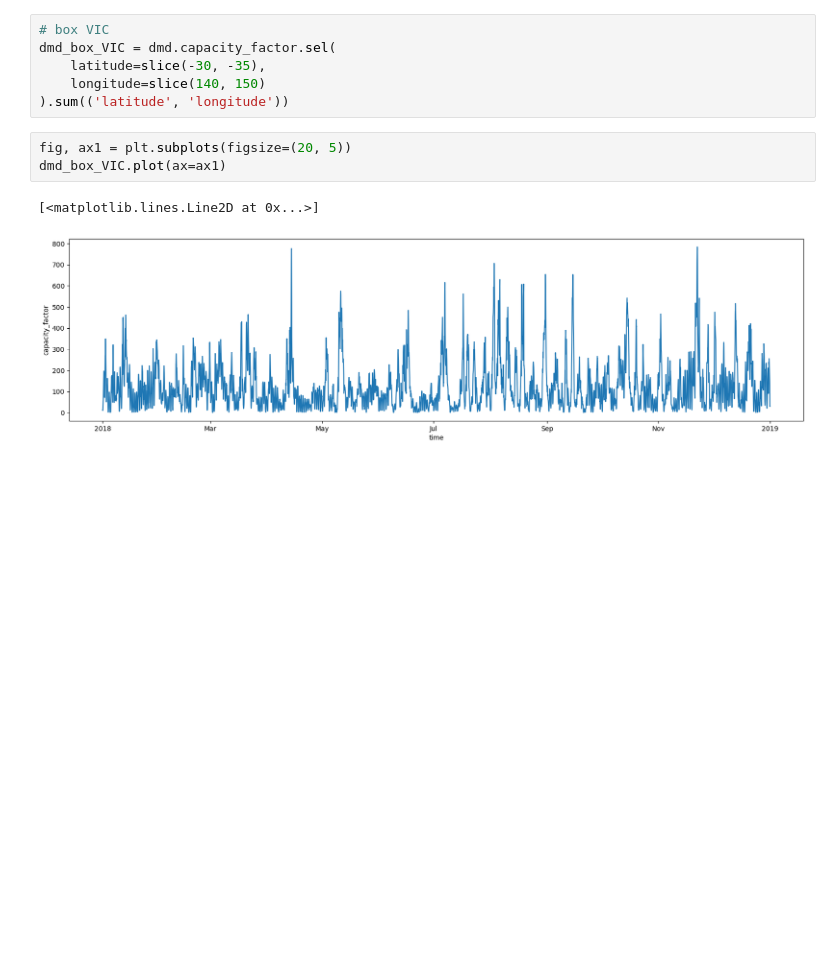
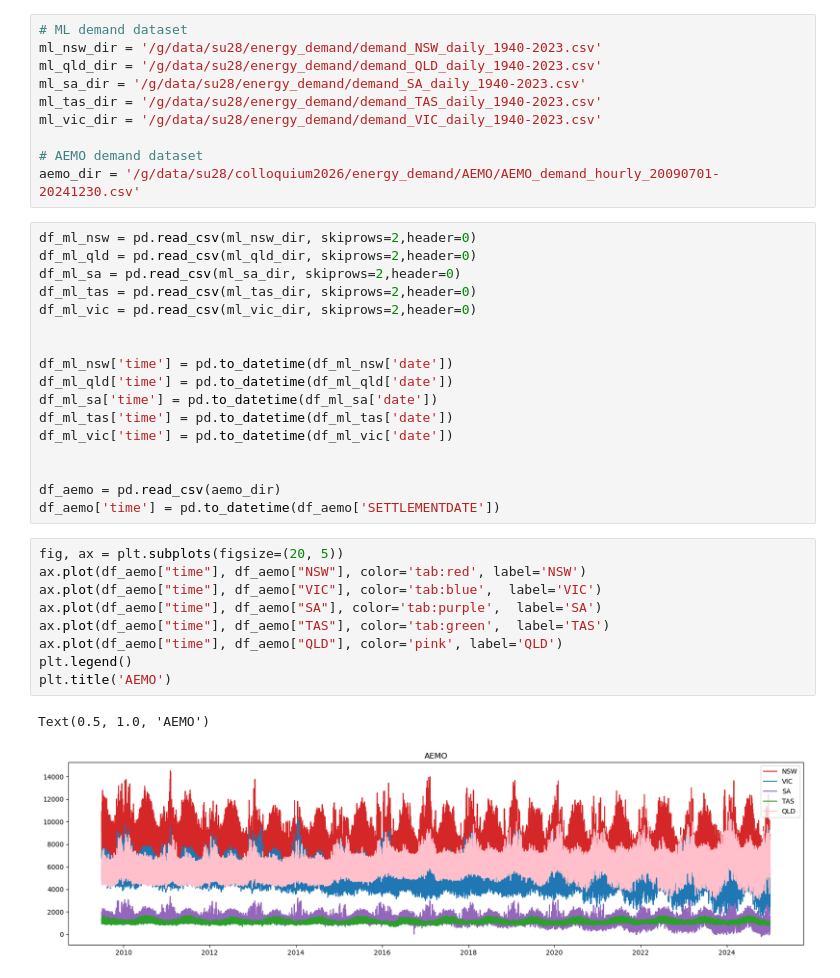
Before and after one commit to 21centuryweather/GC26_energy_synoptics, a Jupyter notebook: dev/demand/demand_example/demand_data.ipynb, the cells around one changed output. Drawn from its saved outputs; the diff is of its cells as text; blank space fills up the shorter version.

Commit message:
update demand data notebook

```diff
--- a/dev/demand/demand_example/demand_data.ipynb
+++ b/dev/demand/demand_example/demand_data.ipynb
@@ -91,12 +7,39 @@ Text(0.5, 1.0, 'Demand $0.5\\times0.5^{\\circ}$')
-# %%
-# box VIC
-dmd_box_VIC = dmd.capacity_factor.sel(
-    latitude=slice(-30, -35),
-    longitude=slice(140, 150)
-).sum(('latitude', 'longitude'))
-# %%
-fig, ax1 = plt.subplots(figsize=(20, 5))
-dmd_box_VIC.plot(ax=ax1)
-# %% [output]
-[<matplotlib.lines.Line2D at 0x...>]
-[figure, removed]
+# %%
+# ML demand dataset
+ml_nsw_dir = '/g/data/su28/energy_demand/demand_NSW_daily_1940-2023.csv'
+ml_qld_dir = '/g/data/su28/energy_demand/demand_QLD_daily_1940-2023.csv'
+ml_sa_dir = '/g/data/su28/energy_demand/demand_SA_daily_1940-2023.csv'
+ml_tas_dir = '/g/data/su28/energy_demand/demand_TAS_daily_1940-2023.csv'
+ml_vic_dir = '/g/data/su28/energy_demand/demand_VIC_daily_1940-2023.csv'
+
+# AEMO demand dataset
+aemo_dir = '/g/data/su28/colloquium2026/energy_demand/AEMO/AEMO_demand_hourly_20090701-20241230.csv'
+# %%
+df_ml_nsw = pd.read_csv(ml_nsw_dir, skiprows=2,header=0)
+df_ml_qld = pd.read_csv(ml_qld_dir, skiprows=2,header=0)
+df_ml_sa = pd.read_csv(ml_sa_dir, skiprows=2,header=0)
+df_ml_tas = pd.read_csv(ml_tas_dir, skiprows=2,header=0)
+df_ml_vic = pd.read_csv(ml_vic_dir, skiprows=2,header=0)
+
+
+df_ml_nsw['time'] = pd.to_datetime(df_ml_nsw['date'])
+df_ml_qld['time'] = pd.to_datetime(df_ml_qld['date'])
+df_ml_sa['time'] = pd.to_datetime(df_ml_sa['date'])
+df_ml_tas['time'] = pd.to_datetime(df_ml_tas['date'])
+df_ml_vic['time'] = pd.to_datetime(df_ml_vic['date'])
+
+
+df_aemo = pd.read_csv(aemo_dir)
+df_aemo['time'] = pd.to_datetime(df_aemo['SETTLEMENTDATE'])
+# %%
+fig, ax = plt.subplots(figsize=(20, 5))
+ax.plot(df_aemo["time"], df_aemo["NSW"], color='tab:red', label='NSW')
+ax.plot(df_aemo["time"], df_aemo["VIC"], color='tab:blue',  label='VIC')
+ax.plot(df_aemo["time"], df_aemo["SA"], color='tab:purple',  label='SA')
+ax.plot(df_aemo["time"], df_aemo["TAS"], color='tab:green',  label='TAS')
+ax.plot(df_aemo["time"], df_aemo["QLD"], color='pink', label='QLD')
+plt.legend()
+plt.title('AEMO')
+# %% [output]
+Text(0.5, 1.0, 'AEMO')
+[figure, added]
```
Also changed, not shown: parts of 7 cells of this notebook.
